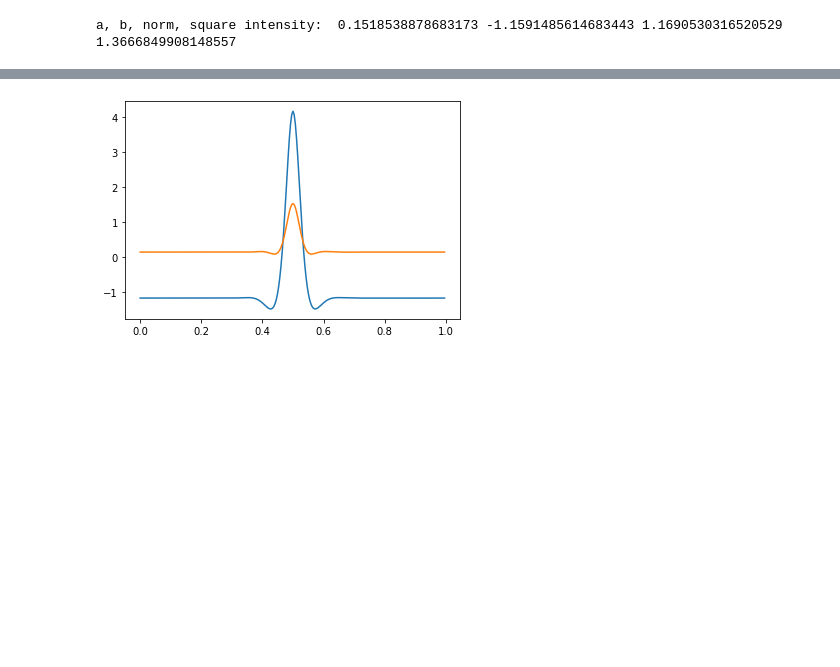
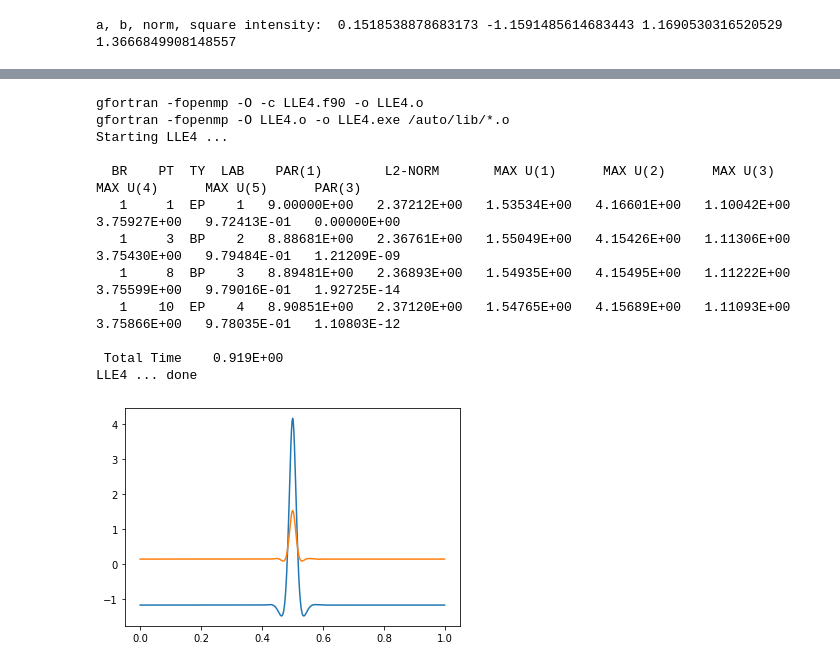
Before and after one commit to rhparker/GLLE, a Jupyter notebook: LLEstart.ipynb, the cells around one changed output, grey strips where cells are left out. Saved outputs shown, nothing was run; the diff lists cells and outputs as text; code cells hidden in the pictures; blank space fills up the shorter version.

```diff
--- a/LLEstart.ipynb
+++ b/LLEstart.ipynb
@@ -41,8 +42,11 @@ a, b, norm, square intensity:  0.1518538878683173 -1.1591485614683443 1.16905303
 # %%
 # compute single pulse solution to LLE equation
 
-L = 20       # domain length [-L, L]
-N = 256      # number of grid points, should be power of 2 since using Fourier
+# domain length and number of grid points
+# for larger L, will need larger N
+# (L,N) = (20,256) and (L,N) = (50,512) both work
+L = 40       # domain length [-L, L]
+N = 512      # number of grid points, should be power of 2 since using Fourier
 
 # compute "guess" for single pulse, scaled for AUTO to interval [0,1]
 # interval [0,1] with endpoint removed since periodic BCs
@@ -123,28 +132,40 @@ yout2 = root( lambda u : LLE4(u,P,theta,b2,b4,N,k,scale), yout.x, method='hybr'
 # %%
 # real and imaginary parts of solution from root-finding
 yr = yout2.x[:N]
 yi = yout2.x[N:]
 
 # plot our solution
 plt.figure()
 plt.plot( x, yi, x, yr )
 
 # compute first three derivatives
 yrD  = np.real( sfft.fft((1j*k)*sfft.ifft(yr)) / scale )
 yiD  = np.real( sfft.fft((1j*k)*sfft.ifft(yi)) / scale )
-yrD2 = np.real( sfft.fft((-k**2)*sfft.ifft(yr)) / scale )
-yiD2 = np.real( sfft.fft((-k**2)*sfft.ifft(yi)) / scale )
-yrD3 = np.real( sfft.fft((-1j*(k**3))*sfft.ifft(yr)) / scale )
-yiD3 = np.real( sfft.fft((-1j*(k**3))*sfft.ifft(yi)) / scale )
+yrD2 = np.real( sfft.fft((-k**2)*sfft.ifft(yr)) / (scale**2) )
+yiD2 = np.real( sfft.fft((-k**2)*sfft.ifft(yi)) / (scale**2) )
+yrD3 = np.real( sfft.fft((-1j*(k**3))*sfft.ifft(yr)) / (scale**3) )
+yiD3 = np.real( sfft.fft((-1j*(k**3))*sfft.ifft(yi)) / (scale**3) )
 
 # save for AUTO (for 2nd order LLE)
 np.savetxt('LLE4.dat', np.transpose( (x,yr,yi,yrD,yiD,yrD2,yiD2,yrD3,yiD3) ) )
 
 # test with AUTO
 
-# # start AUTO with runner object
-# runner = ra.runAUTO()
-# # run continuation for a few steps to make sure solution works with AUTO
-# rp = ac.run(e='LLE', c='LLE.1', runner=runner, NMX=10, PAR={1 : P, 2 : theta})
+# start AUTO with runner object
+runner = ra.runAUTO()
+# run continuation for a few steps to make sure solution works with AUTO
+rp = ac.run(e='LLE4', c='LLE4.1', runner=runner, NMX=10, PAR={1 : P, 2 : theta})
 # %% [output]
+gfortran -fopenmp -O -c LLE4.f90 -o LLE4.o
+gfortran -fopenmp -O LLE4.o -o LLE4.exe /auto/lib/*.o
+Starting LLE4 ...
+
+  BR    PT  TY  LAB    PAR(1)        L2-NORM       MAX U(1)      MAX U(2)      MAX U(3)      MAX U(4)      MAX U(5)      PAR(3)
+   1     1  EP    1   9.00000E+00   2.37212E+00   1.53534E+00   4.16601E+00   1.10042E+00   3.75927E+00   9.72413E-01   0.00000E+00
+   1     3  BP    2   8.88681E+00   2.36761E+00   1.55049E+00   4.15426E+00   1.11306E+00   3.75430E+00   9.79484E-01   1.21209E-09
+   1     8  BP    3   8.89481E+00   2.36893E+00   1.54935E+00   4.15495E+00   1.11222E+00   3.75599E+00   9.79016E-01   1.92725E-14
+   1    10  EP    4   8.90851E+00   2.37120E+00   1.54765E+00   4.15689E+00   1.11093E+00   3.75866E+00   9.78035E-01   1.10803E-12
+
+ Total Time    0.919E+00
+LLE4 ... done
-[figure, old version]
+[figure, new version]
```
Also changed, not shown: parts of 2 cells of this notebook, 11 other files.
